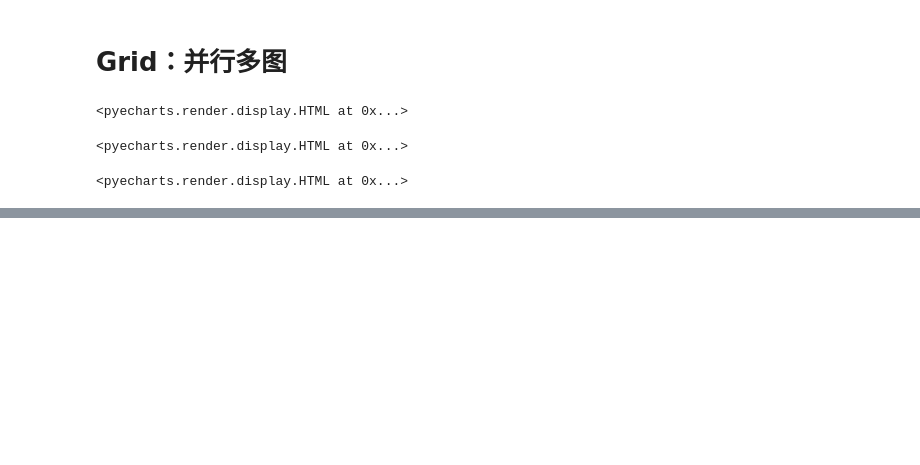
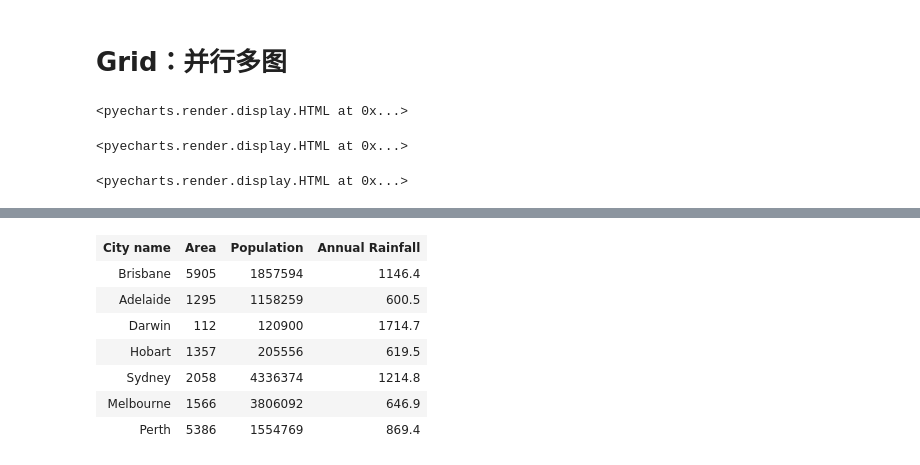
Before and after one commit to longfengpili/other_method, a Jupyter notebook: pyecharts/组合图表.ipynb, the cells around one changed output, grey strips where cells are left out. Cells and saved outputs as stored; diff of their text form; code cells hidden in the pictures; blank space fills up the shorter version.

```diff
--- a/pyecharts/组合图表.ipynb
+++ b/pyecharts/组合图表.ipynb
@@ -169,0 +595,88 @@ grid.render_notebook()
+# %%
+from pyecharts.faker import Faker
+from pyecharts import options as opts
+from pyecharts.charts import Bar, Tab, Pie, Line
+from pyecharts.components import Table
+
+
+def bar_datazoom_slider() -> Bar:
+    c = (
+        Bar()
+        .add_xaxis(Faker.days_attrs)
+        .add_yaxis("商家A", Faker.days_values)
+        .set_global_opts(
+            title_opts=opts.TitleOpts(title="Bar-DataZoom（slider-水平）"),
+            datazoom_opts=[opts.DataZoomOpts()],
+        )
+    )
+    return c
+
+
+def line_markpoint() -> Line:
+    c = (
+        Line()
+        .add_xaxis(Faker.choose())
+        .add_yaxis(
+            "商家A",
+            Faker.values(),
+            markpoint_opts=opts.MarkPointOpts(data=[opts.MarkPointItem(type_="min")]),
+        )
+        .add_yaxis(
+            "商家B",
+            Faker.values(),
+            markpoint_opts=opts.MarkPointOpts(data=[opts.MarkPointItem(type_="max")]),
+        )
+        .set_global_opts(title_opts=opts.TitleOpts(title="Line-MarkPoint"))
+    )
+    return c
+
+
+def pie_rosetype() -> Pie:
+    v = Faker.choose()
+    c = (
+        Pie()
+        .add(
+            "",
+            [list(z) for z in zip(v, Faker.values())],
+            radius=["30%", "75%"],
+            center=["25%", "50%"],
+            rosetype="radius",
+            label_opts=opts.LabelOpts(is_show=False),
+        )
+        .add(
+            "",
+            [list(z) for z in zip(v, Faker.values())],
+            radius=["30%", "75%"],
+            center=["75%", "50%"],
+            rosetype="area",
+        )
+        .set_global_opts(title_opts=opts.TitleOpts(title="Pie-玫瑰图示例"))
+    )
+    return c
+
+
+def table_base() -> Table:
+    table = Table()
+
+    headers = ["City name", "Area", "Population", "Annual Rainfall"]
+    rows = [
+        ["Brisbane", 5905, 1857594, 1146.4],
+        ["Adelaide", 1295, 1158259, 600.5],
+        ["Darwin", 112, 120900, 1714.7],
+        ["Hobart", 1357, 205556, 619.5],
+        ["Sydney", 2058, 4336374, 1214.8],
+        ["Melbourne", 1566, 3806092, 646.9],
+        ["Perth", 5386, 1554769, 869.4],
+    ]
+    table.add(headers, rows).set_global_opts(
+        title_opts=opts.ComponentTitleOpts(title="Table")
+    )
+    return table
+
+tab = Tab()
+tab.add(bar_datazoom_slider(), "bar-example")
+tab.add(line_markpoint(), "line-example")
+tab.add(pie_rosetype(), "pie-example")
+tab.add(table_base(), "table-example")
+tab.render_notebook()
+# %% [output]
@@ -169,0 +688,8 @@ grid.render_notebook()
+| City name | Area | Population | Annual Rainfall |
+| Brisbane | 5905 | 1857594 | 1146.4 |
+| Adelaide | 1295 | 1158259 | 600.5 |
+| Darwin | 112 | 120900 | 1714.7 |
+| Hobart | 1357 | 205556 | 619.5 |
+| Sydney | 2058 | 4336374 | 1214.8 |
+| Melbourne | 1566 | 3806092 | 646.9 |
+| Perth | 5386 | 1554769 | 869.4 |
```
Also changed, not shown: parts of 12 cells of this notebook, 1 other file.
